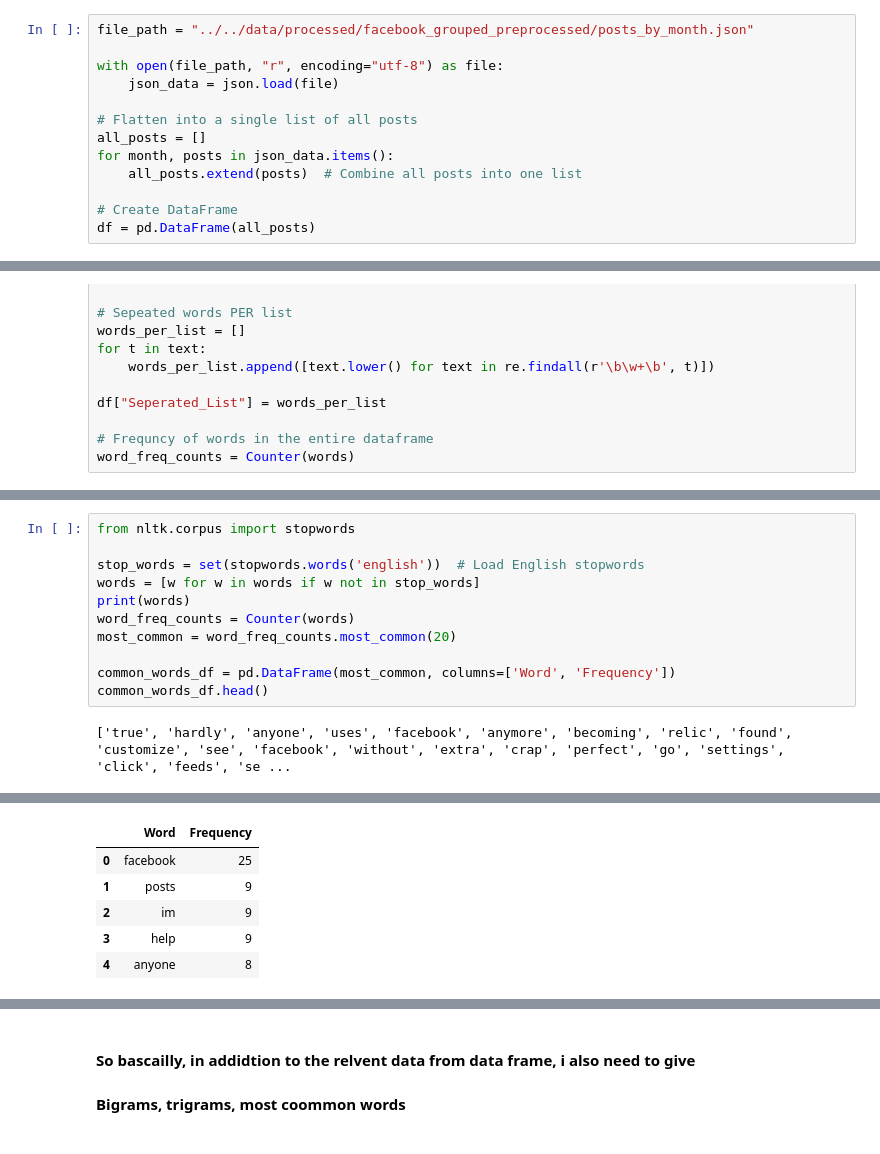
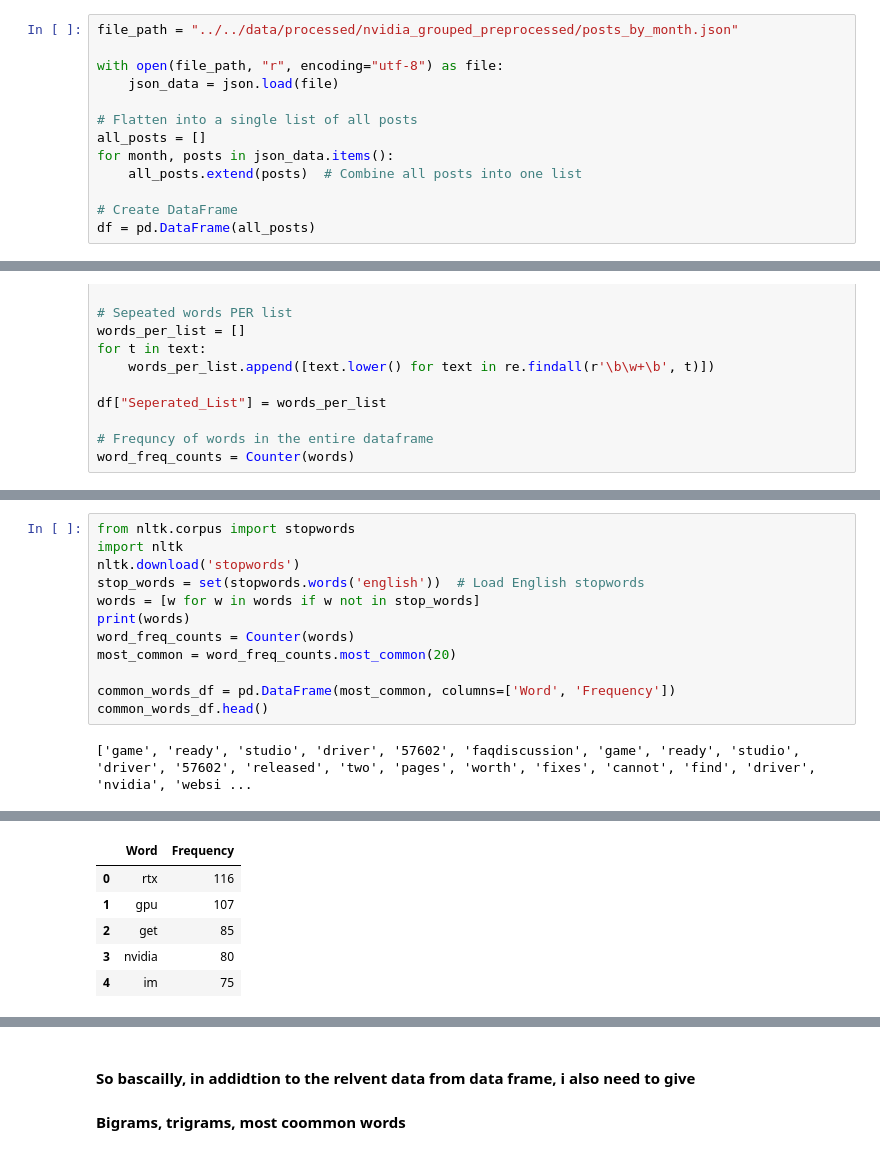
Before and after one commit to bibidhSubedi0/Sentiment-Analysis, a Jupyter notebook: src/EDA/analysisV2.ipynb, the cells around one changed output, grey strips where cells are left out. Cells and saved outputs as stored; diff of their text form.

```diff
--- a/src/EDA/analysisV2.ipynb
+++ b/src/EDA/analysisV2.ipynb
@@ -6,7 +6,7 @@ import json
 import seaborn as sns
 import matplotlib.pyplot as plt
 # %%
-file_path = "../../data/processed/facebook_grouped_preprocessed/posts_by_month.json"
+file_path = "../../data/processed/nvidia_grouped_preprocessed/posts_by_month.json"
 
 with open(file_path, "r", encoding="utf-8") as file:
     json_data = json.load(file)
@@ -70,6 +70,7 @@ df.head()
 # %%
 from nltk.corpus import stopwords
-
+import nltk
+nltk.download('stopwords')
 stop_words = set(stopwords.words('english'))  # Load English stopwords
 words = [w for w in words if w not in stop_words]
 print(words)
@@ -79,4 +80,4 @@ most_common = word_freq_counts.most_common(20)
 common_words_df = pd.DataFrame(most_common, columns=['Word', 'Frequency'])
 common_words_df.head()
 # %% [output]
-['true', 'hardly', 'anyone', 'uses', 'facebook', 'anymore', 'becoming', 'relic', 'found', 'customize', 'see', 'facebook', 'without', 'extra', 'crap', 'perfect', 'go', 'settings', 'click', 'feeds', 'se ...
+['game', 'ready', 'studio', 'driver', '57602', 'faqdiscussion', 'game', 'ready', 'studio', 'driver', '57602', 'released', 'two', 'pages', 'worth', 'fixes', 'cannot', 'find', 'driver', 'nvidia', 'websi ...
@@ -83,9 +87,9 @@ common_words_df.head()
 |  | Word | Frequency |
-| 0 | facebook | 25 |
-| 1 | posts | 9 |
-| 2 | im | 9 |
-| 3 | help | 9 |
-| 4 | anyone | 8 |
+| 0 | rtx | 116 |
+| 1 | gpu | 107 |
+| 2 | get | 85 |
+| 3 | nvidia | 80 |
+| 4 | im | 75 |
 # %%
 from nltk.util import ngrams
 
```
Also changed, not shown: parts of 8 cells of this notebook, 5 other files.
